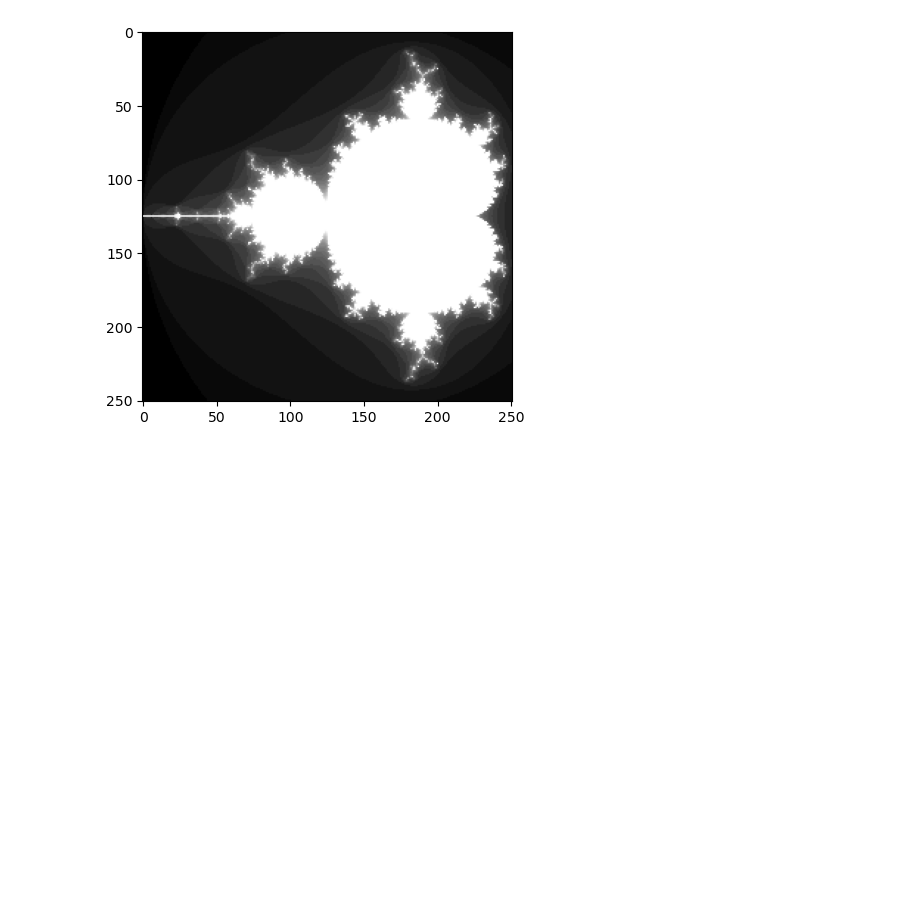
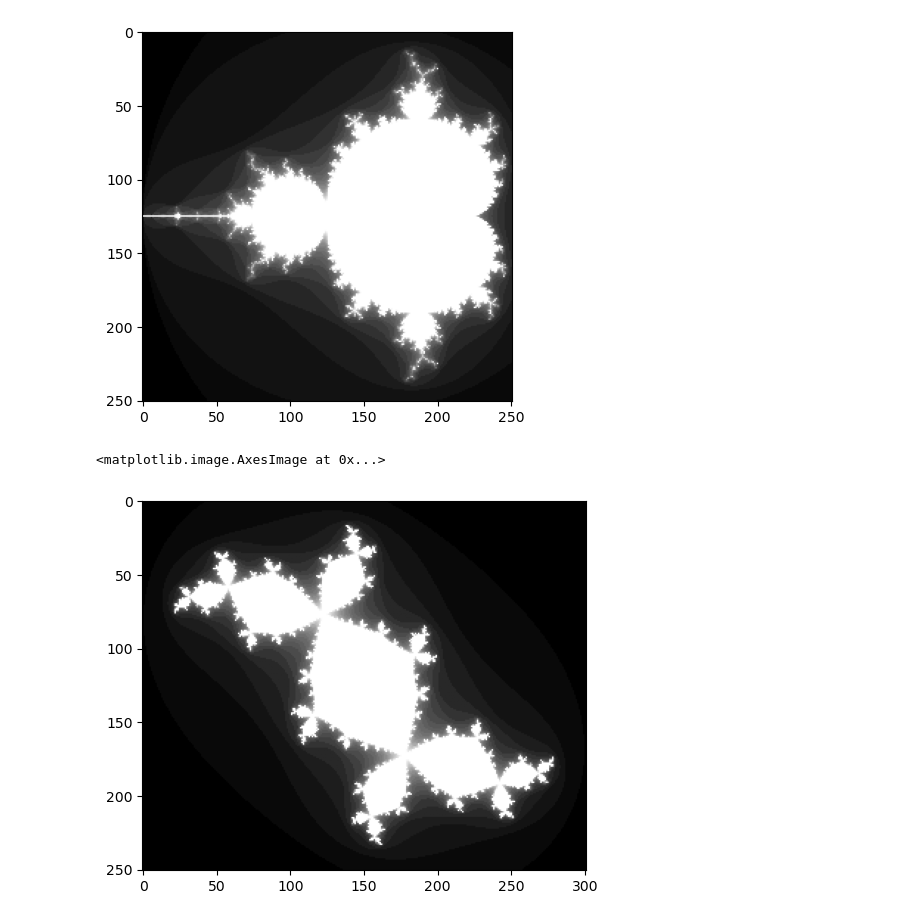
Before and after one commit to HAHAHAHAHHA21/Computer-Project-2-, a Jupyter notebook: jupyter testing.ipynb, the cells around one changed output. Saved outputs shown, nothing was run; the diff lists cells and outputs as text; code cells hidden in the pictures; blank space fills up the shorter version.

```diff
--- a/jupyter testing.ipynb
+++ b/jupyter testing.ipynb
@@ -66,13 +66,13 @@ def get_complex_grid(top_left = complex, bottom_right = complex, step = float) -
 
     m = math.floor((x2 - x1)/ step)
     n = math.floor((y1 - y2) / step)
-    array = np.zeros((n+1, m+1), dtype = complex)
+    array = np.zeros((n+1,m+1 ), dtype = complex)
     array[:,:] = top_left       #assign every entry to top_left
 
     imag_vect = np.arange(n + 1).reshape(n + 1,1)
     imag_vect = imag_vect * step
     imag_vect = imag_vect * (0 - 1j)
-    real_vect = np.arange(n + 1, dtype = complex) * step #broadcasting
+    real_vect = np.arange(m + 1, dtype = complex) * step #broadcasting
 
     grid_step = real_vect + imag_vect #broadcasting
     return array + grid_step
@@ -117,3 +134,37 @@ plt.imshow(colors, cmap="Greys")
 # %% [output]
 <matplotlib.image.AxesImage at 0x...>
 [figure]
+# %%
+def get_escape_time_julia(z: complex, c: complex, max_iterations: int) -> int | None:
+    """Returns the escape time of a point with a Julia polynomial"""
+
+    y = z
+    for i in range(max_iterations + 1):
+        if abs(y) > 2:
+            return i
+        y = y ** 2 + c
+    return None
+# %%
+def get_julia_color_arr(c_arr: np.ndarray, c: complex, max_iterations: int) -> np.ndarray:
+
+    canvas = np.zeros(c_arr.shape, dtype = float)
+    x , y = c_arr.shape
+    for i in range(x):
+        for j in range(y):
+            if get_escape_time_julia(complex(c_arr[i,j]), c, max_iterations) is None:
+                canvas[i,j] = 0
+            else: canvas[i,j] = (max_iterations - get_escape_time_julia(complex(c_arr[i,j]), c, max_iterations) + 1) / (max_iterations + 1)
+
+    return canvas
+# %%
+from matplotlib import pyplot as plt
+
+rabbit_c = -0.1226 + 0.7499j
+grid = get_complex_grid(-1.5+1.25j, 1.5-1.25j, 0.01)
+
+colors = get_julia_color_arr(grid, rabbit_c, 30)
+
+plt.imshow(colors, cmap="Greys")
+# %% [output]
+<matplotlib.image.AxesImage at 0x...>
+[figure, added]
```
Also changed, not shown: parts of 1 cell of this notebook.
